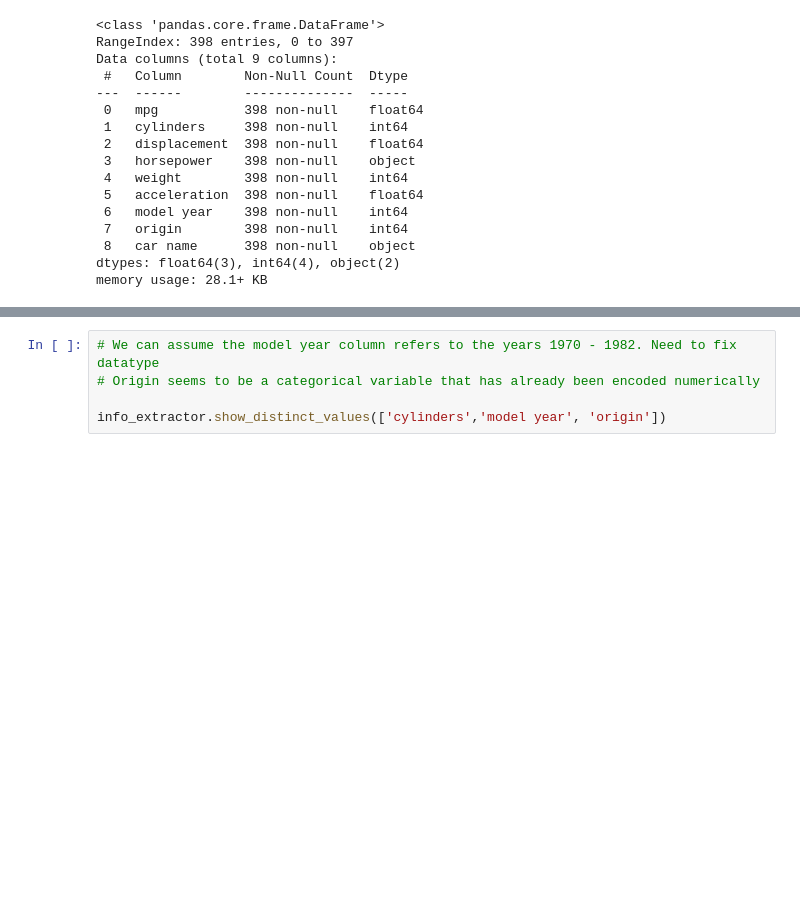
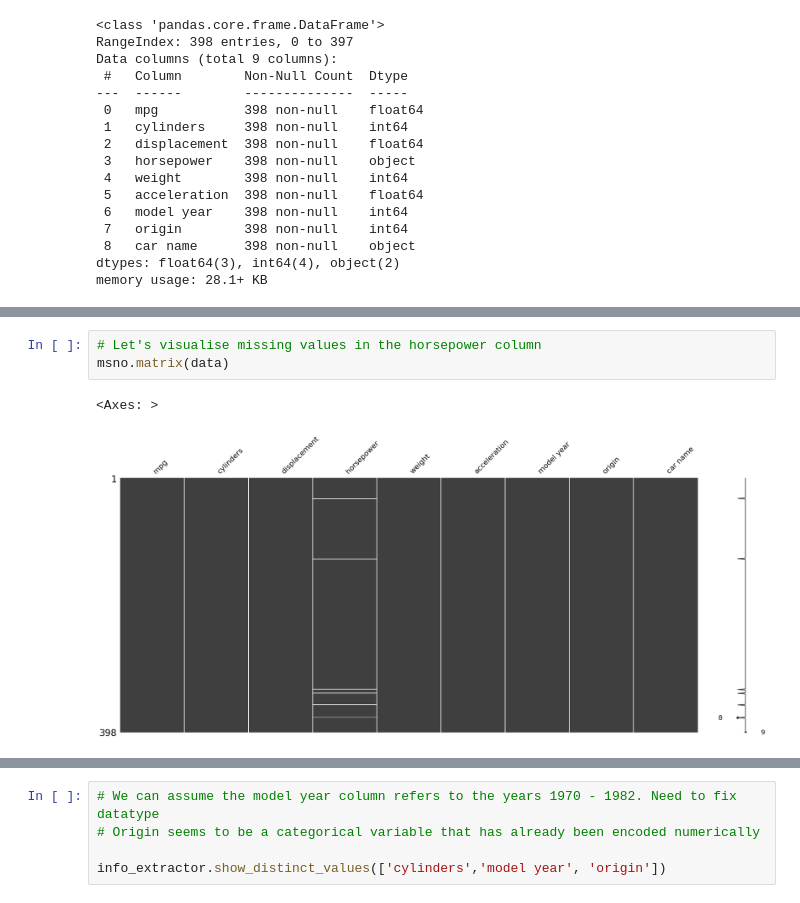
Before and after one commit to selvatica-36/advanced-regression-predicting-fuel-economy, a Jupyter notebook: analysis.ipynb, the cells around one changed output, grey strips where cells are left out. Saved outputs shown, nothing was run; the diff lists cells and outputs as text; blank space fills up the shorter version.

```diff
--- a/analysis.ipynb
+++ b/analysis.ipynb
@@ -50,0 +92,6 @@ transformer = DataTransform(data)
+# %%
+# Let's visualise missing values in the horsepower column
+msno.matrix(data)
+# %% [output]
+<Axes: >
+[figure, added]
```
Also changed, not shown: parts of 33 cells of this notebook.
